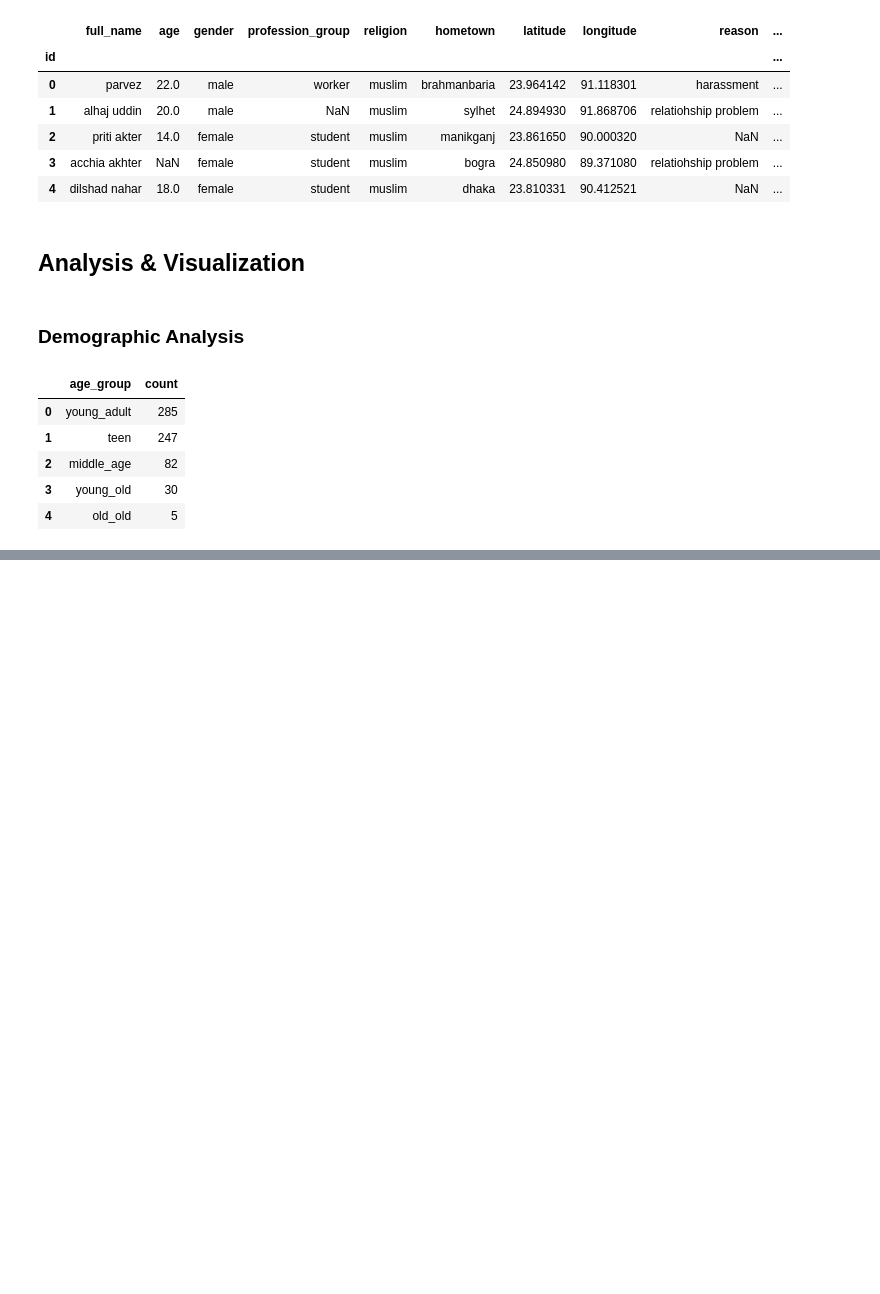
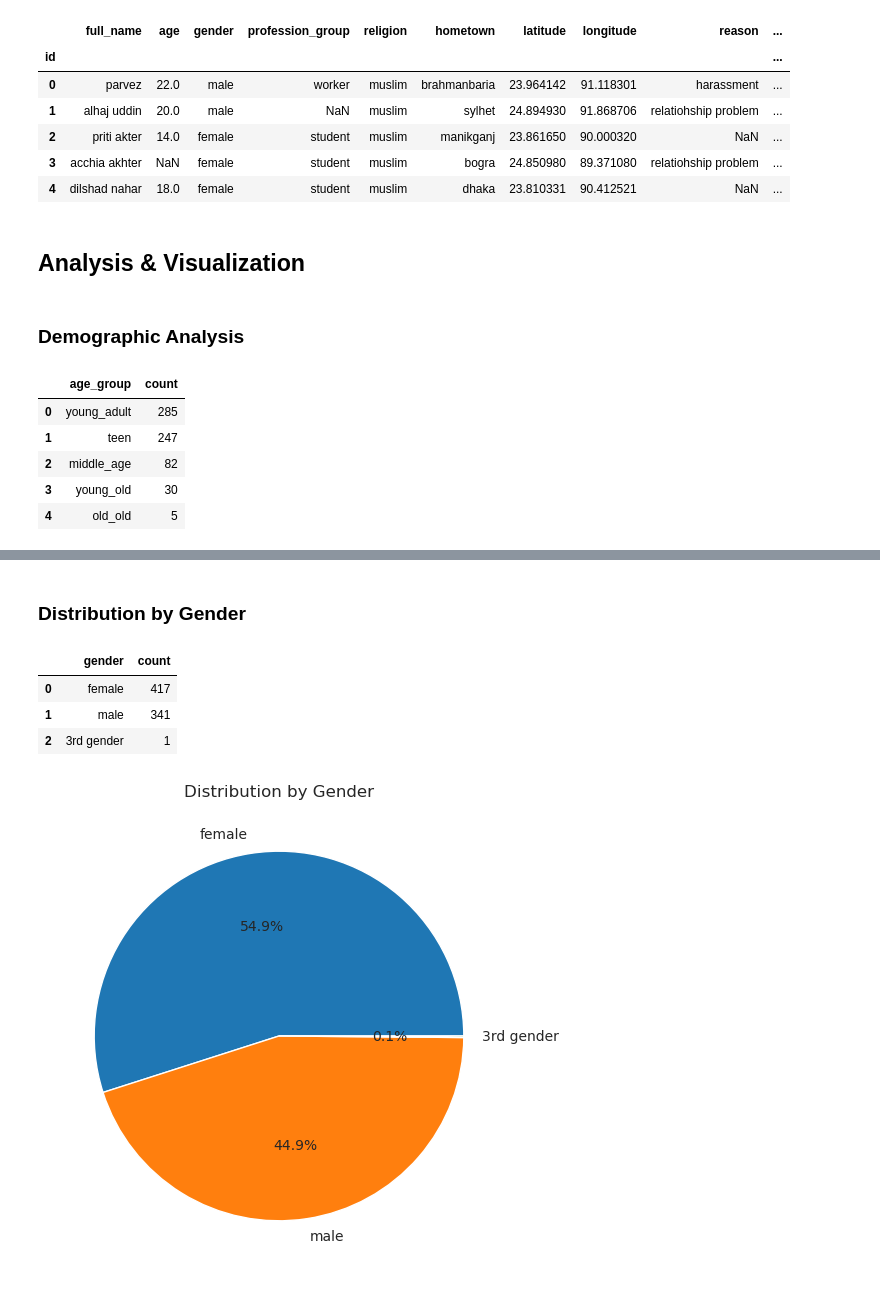
Before and after one commit to rahad404/Bangladesh-Suicide-Analysis, a Jupyter notebook: bd_suicide.ipynb, the cells around one changed output, grey strips where cells are left out. Cells and saved outputs as stored; diff of their text form; code cells hidden in the pictures; blank space fills up the shorter version.

Commit message:
visualize gender and religion distribution

```diff
--- a/bd_suicide.ipynb
+++ b/bd_suicide.ipynb
@@ -176,0 +179,11 @@ plt.show
+# %% [markdown]
+### Distribution by Gender
+# %%
+Gender = df2['gender'].value_counts().reset_index()
+Gender = pd.DataFrame(Gender, columns=['gender','count'])
+Gender
+# %% [output]
+|  | gender | count |
+| 0 | female | 417 |
+| 1 | male | 341 |
+| 2 | 3rd gender | 1 |
@@ -176,0 +197,9 @@ plt.show
+# %%
+# visualization with seaborn
+sns.set_style("whitegrid")
+plt.figure(figsize=(6,6))
+plt.pie(Gender['count'], labels=Gender['gender'], autopct='%1.1f%%')
+plt.title('Distribution by Gender')
+plt.show()
+# %% [output]
+[figure, added]
```
Also changed, not shown: parts of 8 cells of this notebook, 2 other files.
